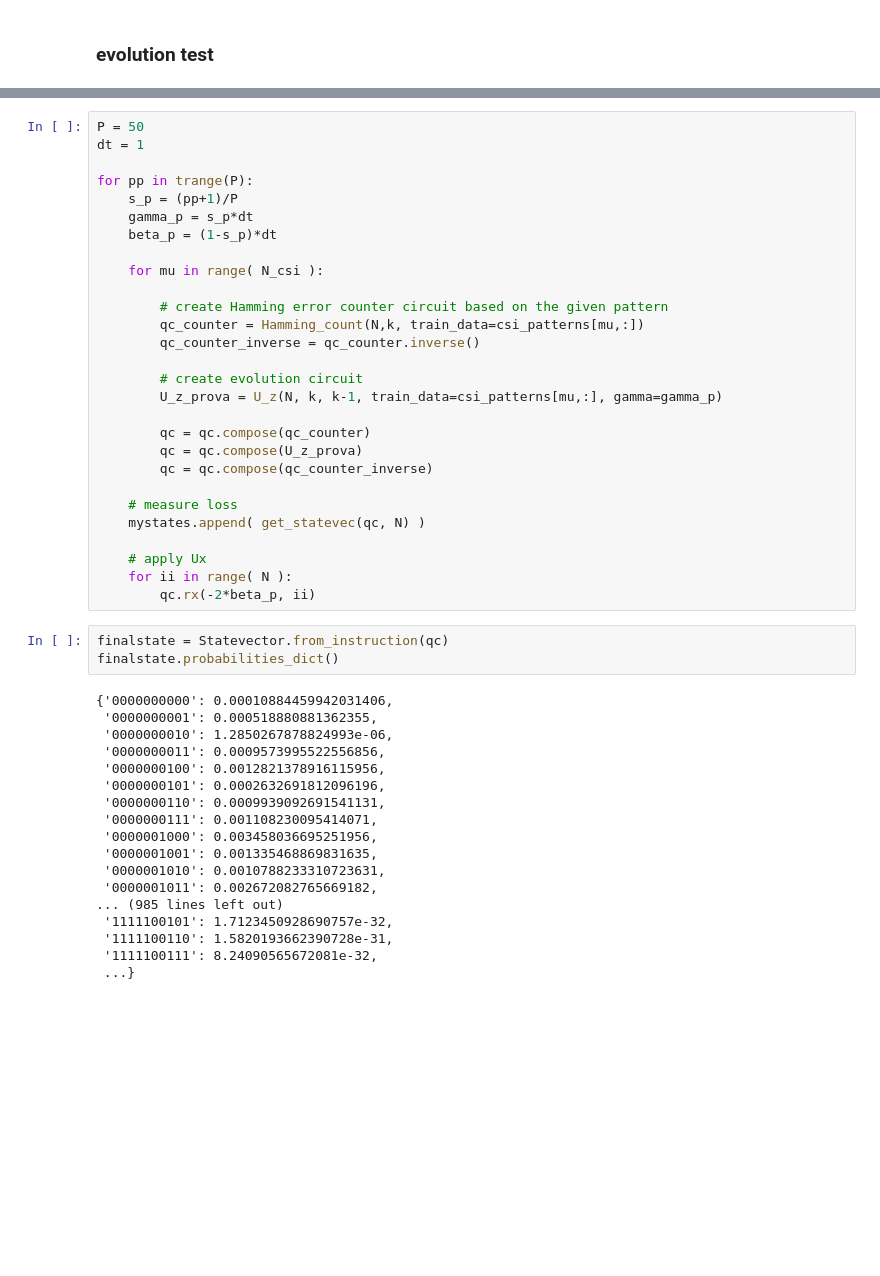
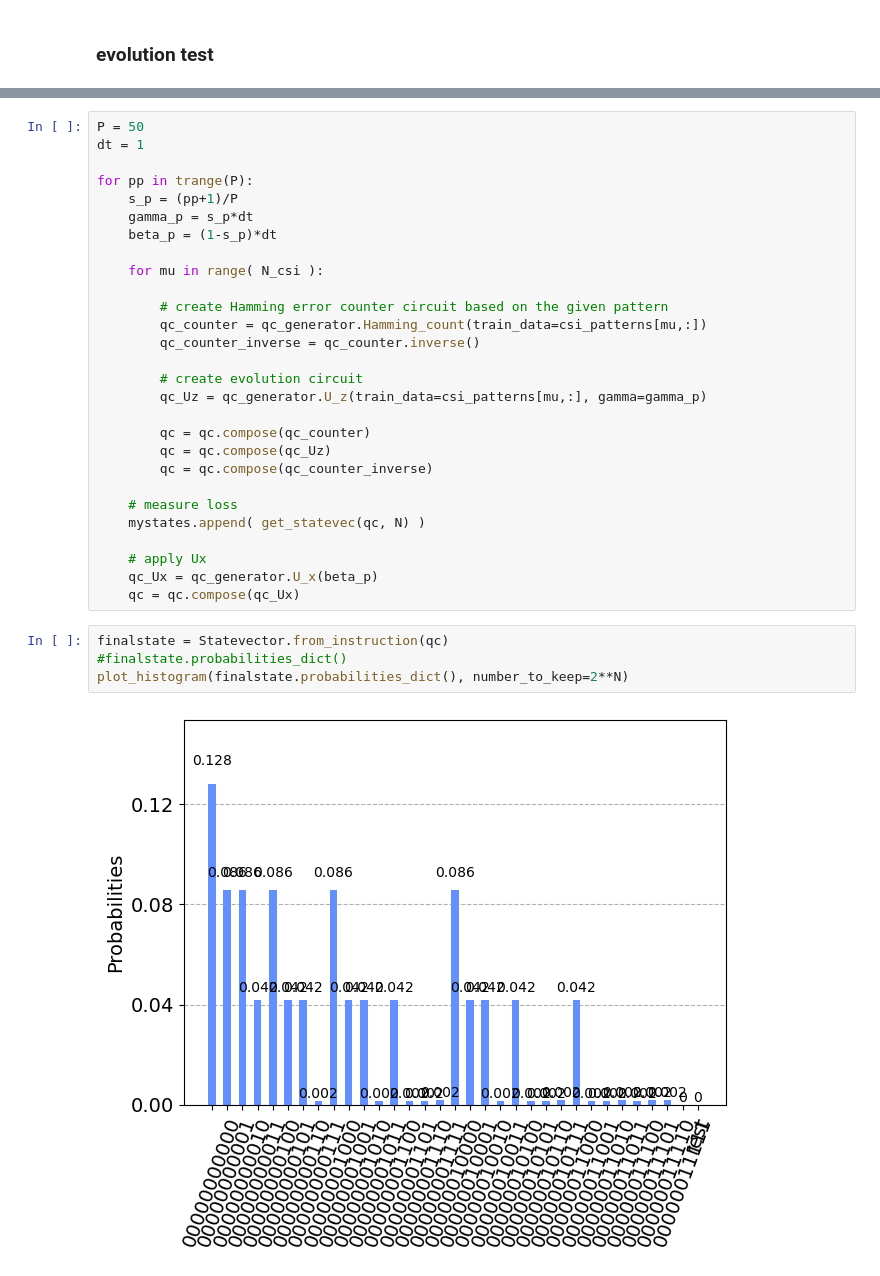
Before and after one commit to baronefr/perceptron-dqa, a Jupyter notebook: Hamming_evolution.ipynb, the cells around one changed output, grey strips where cells are left out. Saved outputs shown, nothing was run; the diff lists cells and outputs as text; blank space fills up the shorter version.

Commit message:
added HammingEvolution class

```diff
--- a/Hamming_evolution.ipynb
+++ b/Hamming_evolution.ipynb
@@ -133,40 +193,25 @@ for pp in trange(P):
     for mu in range( N_csi ):
 
         # create Hamming error counter circuit based on the given pattern
-        qc_counter = Hamming_count(N,k, train_data=csi_patterns[mu,:])
+        qc_counter = qc_generator.Hamming_count(train_data=csi_patterns[mu,:])
         qc_counter_inverse = qc_counter.inverse()
 
         # create evolution circuit
-        U_z_prova = U_z(N, k, k-1, train_data=csi_patterns[mu,:], gamma=gamma_p)
+        qc_Uz = qc_generator.U_z(train_data=csi_patterns[mu,:], gamma=gamma_p)
 
         qc = qc.compose(qc_counter)
-        qc = qc.compose(U_z_prova)
+        qc = qc.compose(qc_Uz)
         qc = qc.compose(qc_counter_inverse)
 
     # measure loss
     mystates.append( get_statevec(qc, N) )
 
     # apply Ux
-    for ii in range( N ):
-        qc.rx(-2*beta_p, ii)
+    qc_Ux = qc_generator.U_x(beta_p)
+    qc = qc.compose(qc_Ux)
 # %%
 finalstate = Statevector.from_instruction(qc)
-finalstate.probabilities_dict()
+#finalstate.probabilities_dict()
+plot_histogram(finalstate.probabilities_dict(), number_to_keep=2**N)
 # %% [output]
-{'0000000000': 0.00010884459942031406,
- '0000000001': 0.000518880881362355,
- '0000000010': 1.2850267878824993e-06,
- '0000000011': 0.0009573995522556856,
- '0000000100': 0.0012821378916115956,
- '0000000101': 0.0002632691812096196,
- '0000000110': 0.0009939092691541131,
- '0000000111': 0.001108230095414071,
- '0000001000': 0.003458036695251956,
- '0000001001': 0.001335468869831635,
- '0000001010': 0.0010788233310723631,
- '0000001011': 0.002672082765669182,
-... (985 lines left out)
- '1111100101': 1.7123450928690757e-32,
- '1111100110': 1.5820193662390728e-31,
- '1111100111': 8.24090565672081e-32,
- ...}
+[figure, added]
```
Also changed, not shown: parts of 13 cells of this notebook, 1 other file.
